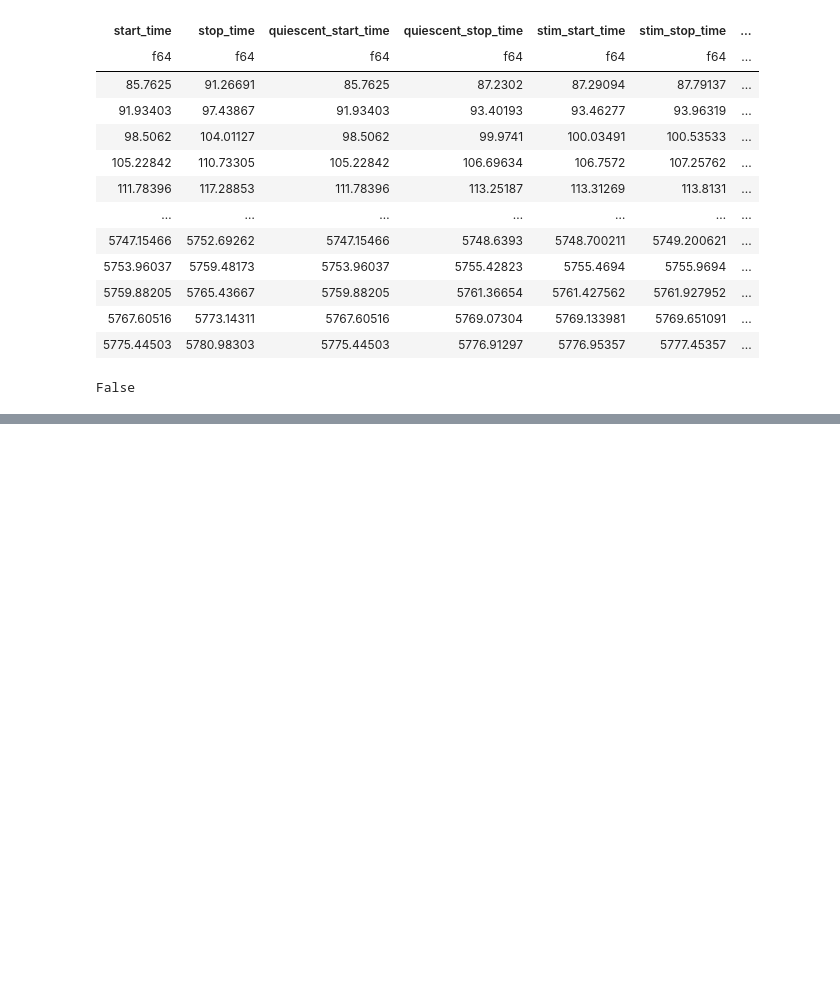
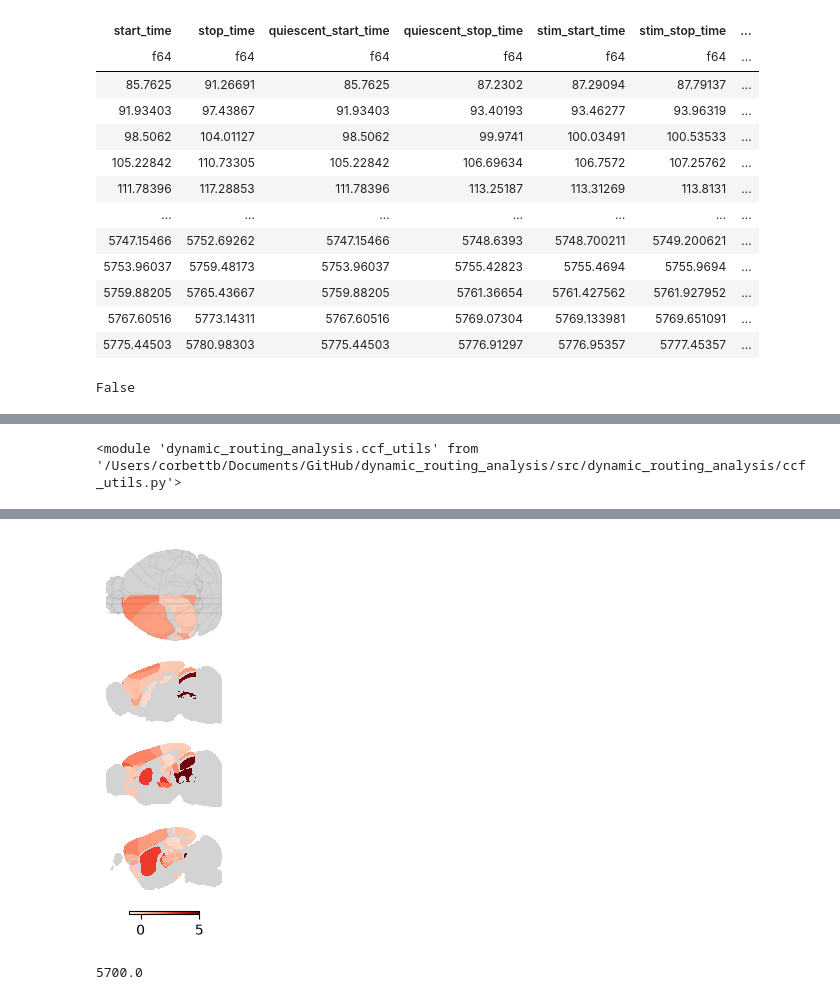
Before and after one commit to AllenNeuralDynamics/dynamicrouting-write-neural-traj-sep, a Jupyter notebook: code/scratch.ipynb, the cells around one changed output, grey strips where cells are left out. Saved outputs shown, nothing was run; the diff lists cells and outputs as text; code cells hidden in the pictures; blank space fills up the shorter version.

```diff
--- a/code/scratch.ipynb
+++ b/code/scratch.ipynb
@@ -62,0 +192,4 @@ False
+# %%
+BASELINE_SLICE = slice(400, 500)
+STIMULUS_SLICE = slice(500, 600)
+RESPONSE_SLICE = slice(900, 1000)
@@ -62,0 +274,22 @@ False
+# %%
+from importlib import reload
+from dynamic_routing_analysis import ccf_utils
+reload(ccf_utils)
+# %% [output]
+<module 'dynamic_routing_analysis.ccf_utils' from '/Users/corbettb/Documents/GitHub/dynamic_routing_analysis/src/dynamic_routing_analysis/ccf_utils.py'>
+# %%
+from dynamic_routing_analysis import plot_utils
+
+regions=results_pd['structure']
+values=results_pd['stimulus_mean']
+
+chart,x = plot_utils.plot_brain_heatmap(
+    regions=regions,
+    values=values,
+    sagittal_planes=np.array([-300,-1000,-2000,]) + ccf_utils.get_midline_ccf_ml(),
+    #sagittal_planes=(-1000,-2000,),
+    interactive=False,
+    cmap='Reds',
+    clevels=(-1,5),
+)
+# %% [output]
@@ -62,0 +302,5 @@ False
+[figure, added]
+# %%
+ccf_utils.get_midline_ccf_ml()
+# %% [output]
+5700.0
```
Also changed, not shown: parts of 12 cells of this notebook, 7 other files.
